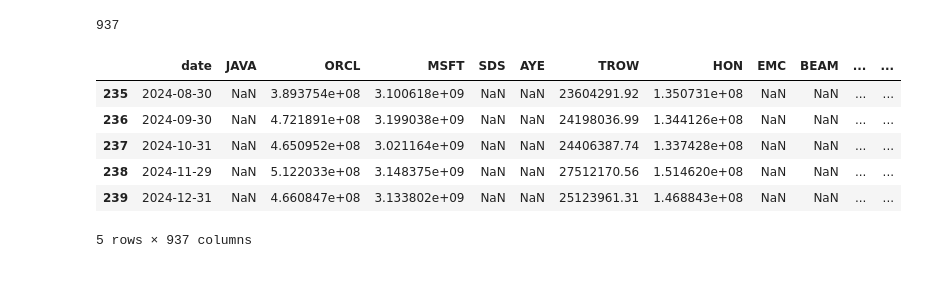
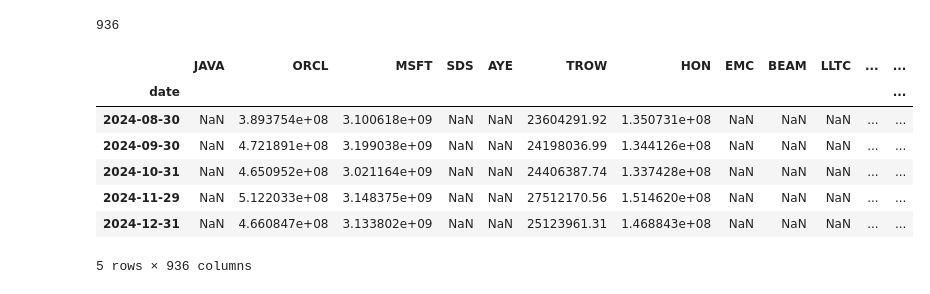
Before and after one commit to eviprous/Invesco-Research, a Jupyter notebook: TestingConstituentData.ipynb, the cells around one changed output. Drawn from its saved outputs; the diff is of its cells as text; code cells hidden in the pictures.

```diff
--- a/TestingConstituentData.ipynb
+++ b/TestingConstituentData.ipynb
@@ -2,21 +2,22 @@
 import pandas as pd
 import numpy as np
 # %%
-data = pd.read_csv("sp500_returns_with_tickers.csv")
+data = pd.read_csv("sp500_returns_with_tickers.csv", index_col="date")
 len(data.columns)
 # %% [output]
-937
+936
 # %%
-cap_data = pd.read_csv("sp500_market_caps.csv")
+cap_data = pd.read_csv("sp500_market_caps.csv", index_col="date")
 cap_data.tail()
 # %% [output]
-|  | date | JAVA | ORCL | MSFT | SDS | AYE | TROW | HON | EMC | BEAM | ... | ... |
-| 235 | 2024-08-30 | NaN | 3.893754e+08 | 3.100618e+09 | NaN | NaN | 23604291.92 | 1.350731e+08 | NaN | NaN | ... | ... |
-| 236 | 2024-09-30 | NaN | 4.721891e+08 | 3.199038e+09 | NaN | NaN | 24198036.99 | 1.344126e+08 | NaN | NaN | ... | ... |
-| 237 | 2024-10-31 | NaN | 4.650952e+08 | 3.021164e+09 | NaN | NaN | 24406387.74 | 1.337428e+08 | NaN | NaN | ... | ... |
-| 238 | 2024-11-29 | NaN | 5.122033e+08 | 3.148375e+09 | NaN | NaN | 27512170.56 | 1.514620e+08 | NaN | NaN | ... | ... |
-| 239 | 2024-12-31 | NaN | 4.660847e+08 | 3.133802e+09 | NaN | NaN | 25123961.31 | 1.468843e+08 | NaN | NaN | ... | ... |
+|  | JAVA | ORCL | MSFT | SDS | AYE | TROW | HON | EMC | BEAM | LLTC | ... | ... |
+| date |  |  |  |  |  |  |  |  |  |  |  | ... |
+| 2024-08-30 | NaN | 3.893754e+08 | 3.100618e+09 | NaN | NaN | 23604291.92 | 1.350731e+08 | NaN | NaN | NaN | ... | ... |
+| 2024-09-30 | NaN | 4.721891e+08 | 3.199038e+09 | NaN | NaN | 24198036.99 | 1.344126e+08 | NaN | NaN | NaN | ... | ... |
+| 2024-10-31 | NaN | 4.650952e+08 | 3.021164e+09 | NaN | NaN | 24406387.74 | 1.337428e+08 | NaN | NaN | NaN | ... | ... |
+| 2024-11-29 | NaN | 5.122033e+08 | 3.148375e+09 | NaN | NaN | 27512170.56 | 1.514620e+08 | NaN | NaN | NaN | ... | ... |
+| 2024-12-31 | NaN | 4.660847e+08 | 3.133802e+09 | NaN | NaN | 25123961.31 | 1.468843e+08 | NaN | NaN | NaN | ... | ... |
-5 rows × 937 columns
+5 rows × 936 columns
 # %%
 cap_data = cap_data * 1000
 cap_data.tail()
```
Also changed, not shown: parts of 6 cells of this notebook, 1 other file.
